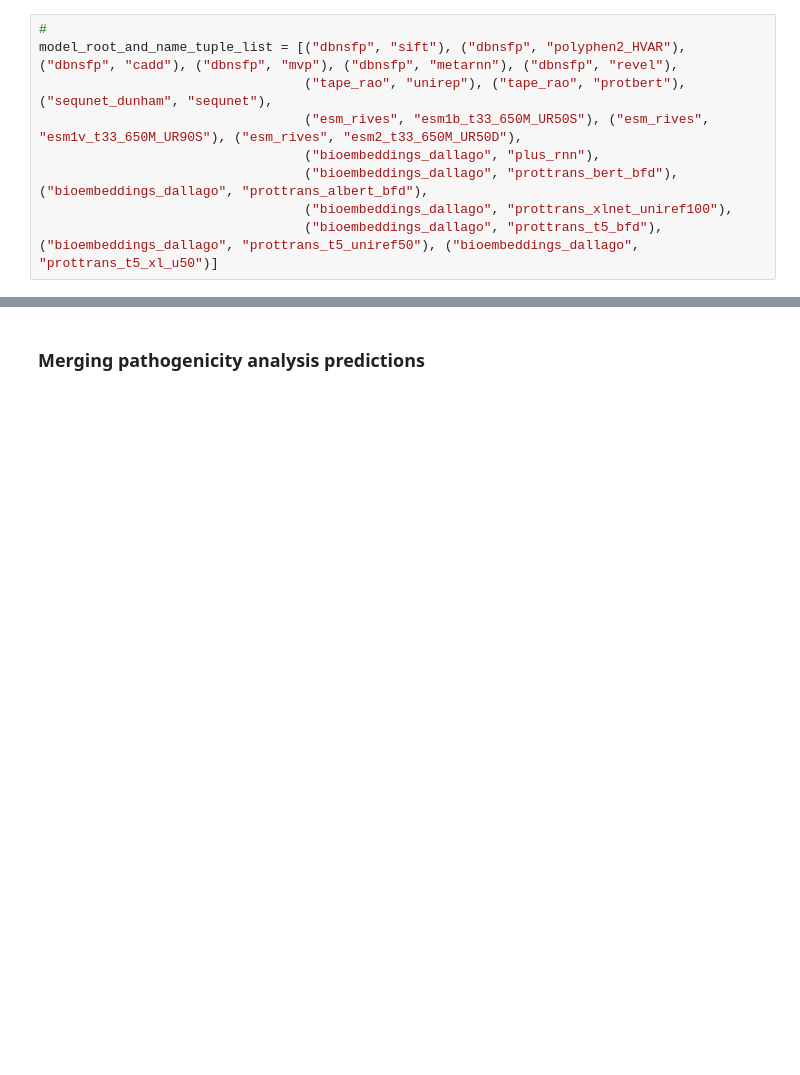
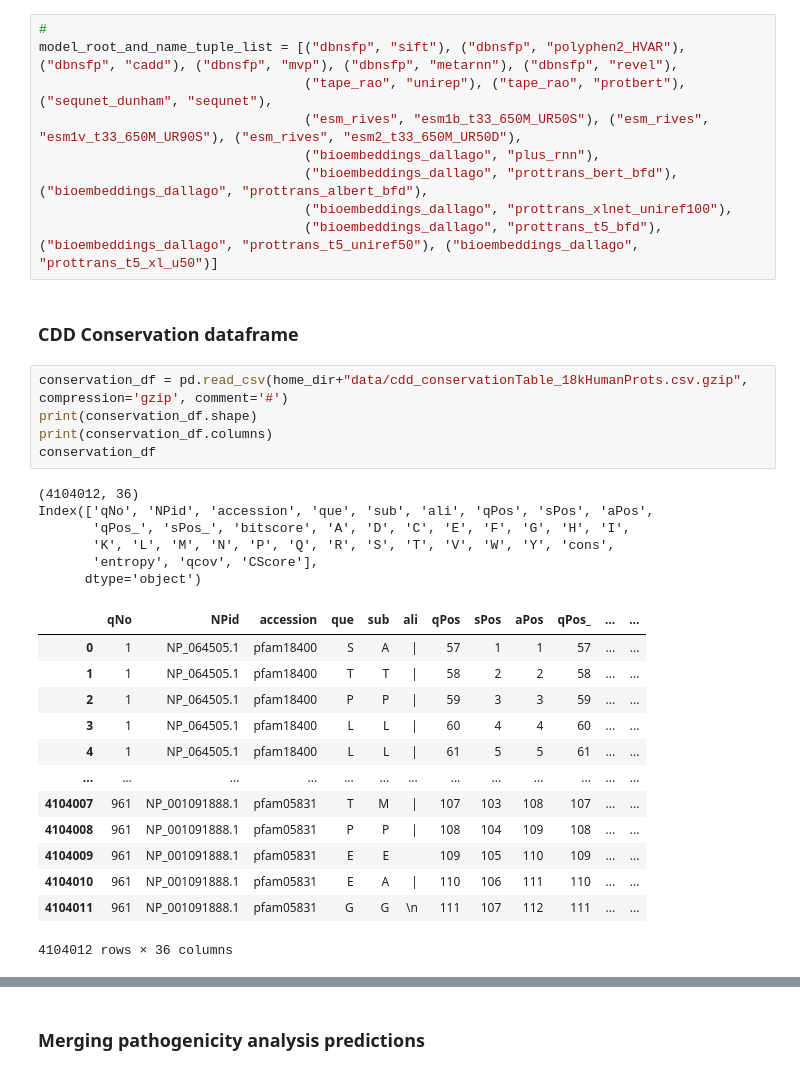
Before and after one commit to akabiraka/variant_effect_analysis, a Jupyter notebook: models/aa_common/merge.ipynb, the cells around one changed output, grey strips where cells are left out. Saved outputs shown, nothing was run; the diff lists cells and outputs as text; blank space fills up the shorter version.

```diff
--- a/models/aa_common/merge.ipynb
+++ b/models/aa_common/merge.ipynb
@@ -17,3 +17,30 @@ model_root_and_name_tuple_list = [("dbnsfp", "sift"), ("dbnsfp", "polyphen2_HVAR
                                   ("bioembeddings_dallago", "prottrans_bert_bfd"), ("bioembeddings_dallago", "prottrans_albert_bfd"),
                                   ("bioembeddings_dallago", "prottrans_xlnet_uniref100"),
                                   ("bioembeddings_dallago", "prottrans_t5_bfd"), ("bioembeddings_dallago", "prottrans_t5_uniref50"), ("bioembeddings_dallago", "prottrans_t5_xl_u50")]
+# %% [markdown]
+### CDD Conservation dataframe
+# %%
+conservation_df = pd.read_csv(home_dir+"data/cdd_conservationTable_18kHumanProts.csv.gzip", compression='gzip', comment='#')
+print(conservation_df.shape)
+print(conservation_df.columns)
+conservation_df
+# %% [output]
+(4104012, 36)
+Index(['qNo', 'NPid', 'accession', 'que', 'sub', 'ali', 'qPos', 'sPos', 'aPos',
+       'qPos_', 'sPos_', 'bitscore', 'A', 'D', 'C', 'E', 'F', 'G', 'H', 'I',
+       'K', 'L', 'M', 'N', 'P', 'Q', 'R', 'S', 'T', 'V', 'W', 'Y', 'cons',
+       'entropy', 'qcov', 'CScore'],
+      dtype='object')
+|  | qNo | NPid | accession | que | sub | ali | qPos | sPos | aPos | qPos_ | ... | ... |
+| 0 | 1 | NP_064505.1 | pfam18400 | S | A | | | 57 | 1 | 1 | 57 | ... | ... |
+| 1 | 1 | NP_064505.1 | pfam18400 | T | T | | | 58 | 2 | 2 | 58 | ... | ... |
+| 2 | 1 | NP_064505.1 | pfam18400 | P | P | | | 59 | 3 | 3 | 59 | ... | ... |
+| 3 | 1 | NP_064505.1 | pfam18400 | L | L | | | 60 | 4 | 4 | 60 | ... | ... |
+| 4 | 1 | NP_064505.1 | pfam18400 | L | L | | | 61 | 5 | 5 | 61 | ... | ... |
+| ... | ... | ... | ... | ... | ... | ... | ... | ... | ... | ... | ... | ... |
+| 4104007 | 961 | NP_001091888.1 | pfam05831 | T | M | | | 107 | 103 | 108 | 107 | ... | ... |
+| 4104008 | 961 | NP_001091888.1 | pfam05831 | P | P | | | 108 | 104 | 109 | 108 | ... | ... |
+| 4104009 | 961 | NP_001091888.1 | pfam05831 | E | E |  | 109 | 105 | 110 | 109 | ... | ... |
+| 4104010 | 961 | NP_001091888.1 | pfam05831 | E | A | | | 110 | 106 | 111 | 110 | ... | ... |
+| 4104011 | 961 | NP_001091888.1 | pfam05831 | G | G | \n | 111 | 107 | 112 | 111 | ... | ... |
+4104012 rows × 36 columns
```
Also changed, not shown: parts of 3 cells of this notebook, 5 other files.
